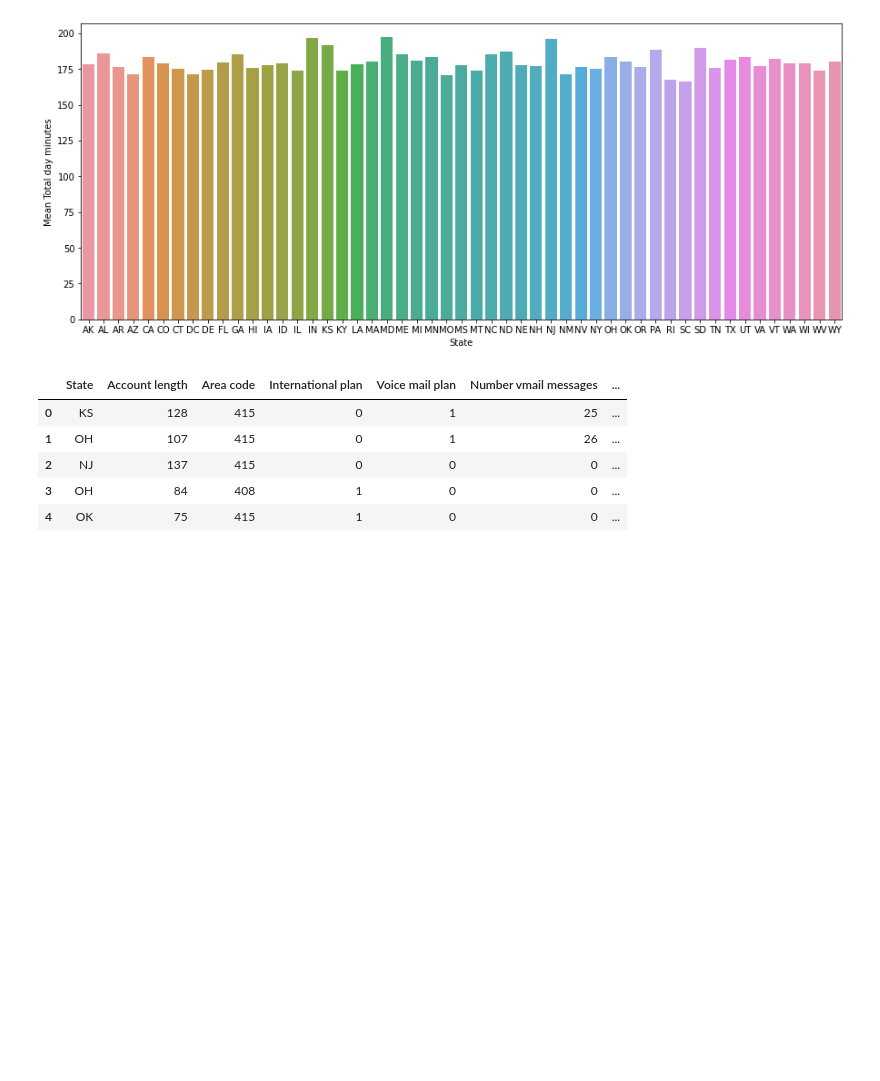
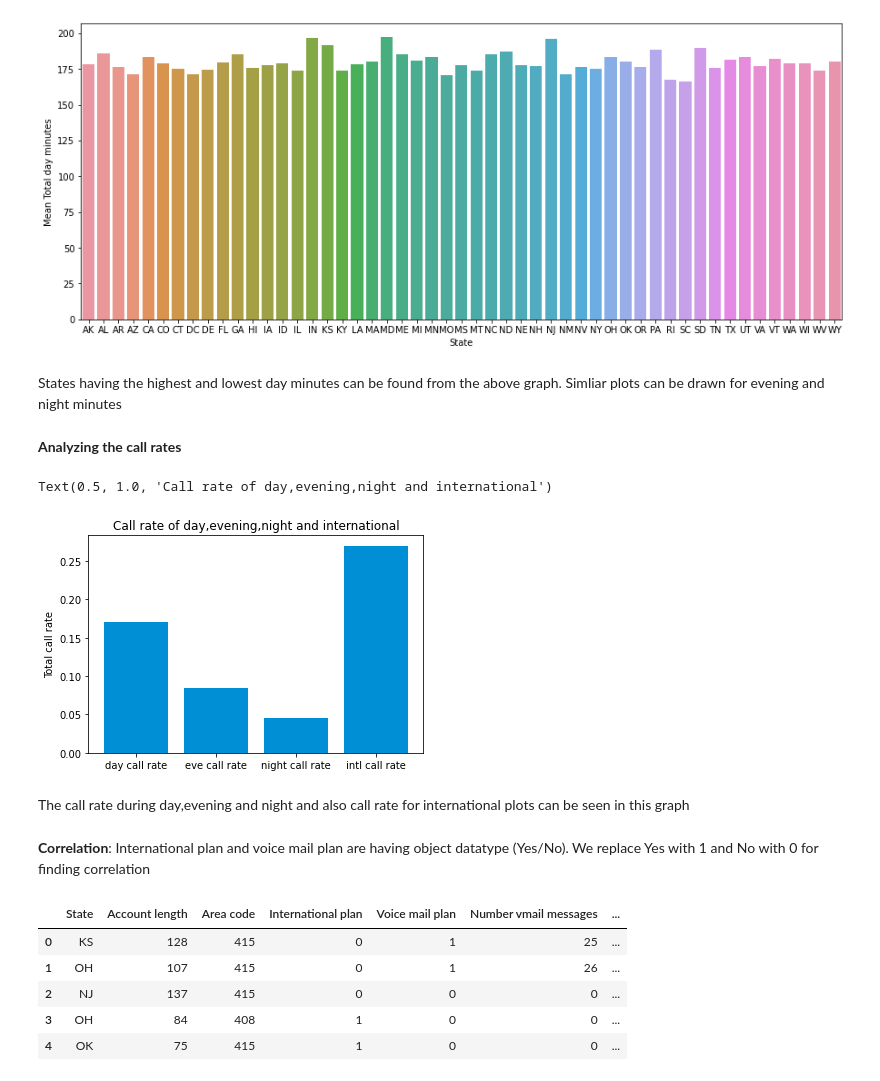
Before and after one commit to josevypz/EDA-Telecom-churn, a Jupyter notebook: Jose_Vypana_telecom_churn_analysis.ipynb, the cells around one changed output. Drawn from its saved outputs; the diff is of its cells as text; code cells hidden in the pictures; blank space fills up the shorter version.

```diff
--- a/Jose_Vypana_telecom_churn_analysis.ipynb
+++ b/Jose_Vypana_telecom_churn_analysis.ipynb
@@ -1046,4 +1072,25 @@ sns.barplot(x = 'State',y = 'Mean Total day minutes',data = df_state_call_minute
 # %% [output]
 <matplotlib.axes._subplots.AxesSubplot at 0x...>
 [figure]
+# %% [markdown]
+States having the highest and lowest day minutes can be found from the above graph. Simliar plots can be drawn for evening and night minutes
+# %% [markdown]
+**Analyzing the call rates**
+# %%
+Total_day_Call_rate = df['Total day charge'].mean()/df['Total day minutes'].mean()
+Total_eve_Call_rate = df['Total eve charge'].mean()/df['Total eve minutes'].mean()
+Total_night_Call_rate = df['Total night charge'].mean()/df['Total night minutes'].mean()
+Total_intl_call_rate = df['Total intl charge'].mean()/df['Total intl minutes'].mean()
+# %%
+plt.bar(x = ['day call rate','eve call rate','night call rate','intl call rate'],height = [Total_day_Call_rate,Total_eve_Call_rate,Total_night_Call_rate,Total_intl_call_rate],color = '#008fd5')
+plt.ylabel('Total call rate')
+plt.title('Call rate of day,evening,night and international')
+# %% [output]
+Text(0.5, 1.0, 'Call rate of day,evening,night and international')
+[figure, added]
+# %% [markdown]
+The call rate during day,evening and night and also call rate for international plots can be seen in this graph
+# %% [markdown]
+**Correlation**:
+International plan and voice mail plan are having object datatype (Yes/No). We replace Yes with 1 and No with 0 for finding correlation
 # %%
```
Also changed, not shown: parts of 16 cells of this notebook.
